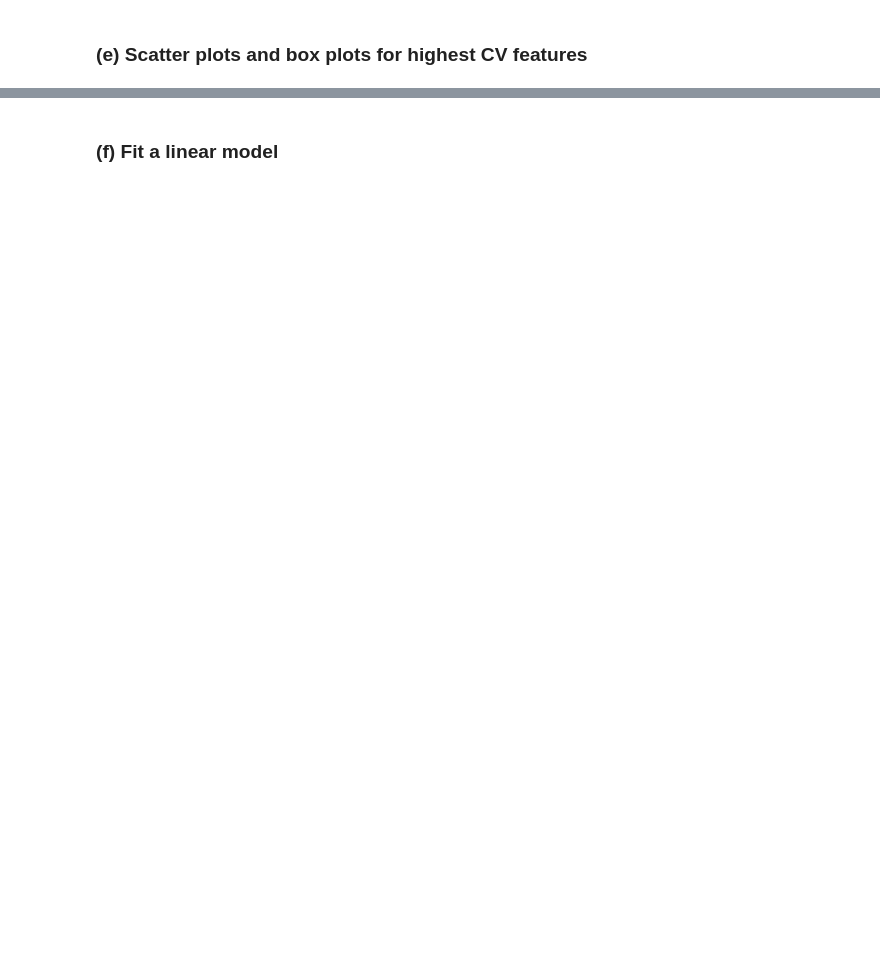
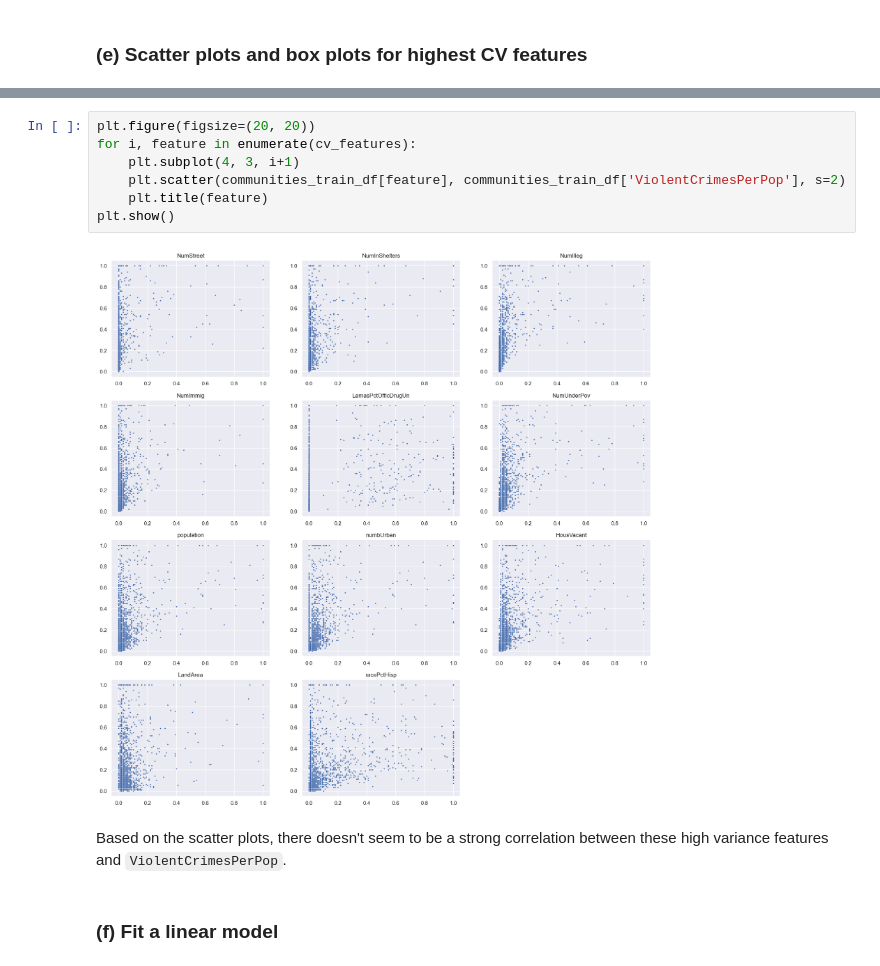
Before and after one commit to egunadi/dsci552-hw5, a Jupyter notebook: notebook/Gunadi_Eben_HW5.ipynb, the cells around one changed output, grey strips where cells are left out. Drawn from its saved outputs; the diff is of its cells as text; blank space fills up the shorter version.

```diff
--- a/notebook/Gunadi_Eben_HW5.ipynb
+++ b/notebook/Gunadi_Eben_HW5.ipynb
@@ -226,2 +339,13 @@ def tree(Temperature, Nausea, LumbarPain, UrinePushing, MicturitionPains, Urethr
+# %%
+plt.figure(figsize=(20, 20))
+for i, feature in enumerate(cv_features):
+    plt.subplot(4, 3, i+1)
+    plt.scatter(communities_train_df[feature], communities_train_df['ViolentCrimesPerPop'], s=2)
+    plt.title(feature)
+plt.show()
+# %% [output]
+[figure, added]
+# %% [markdown]
+Based on the scatter plots, there doesn't seem to be a strong correlation between these high variance features and `ViolentCrimesPerPop`.
 # %% [markdown]
 ### (f) Fit a linear model
```
Also changed, not shown: parts of 21 cells of this notebook, 1 other file.
